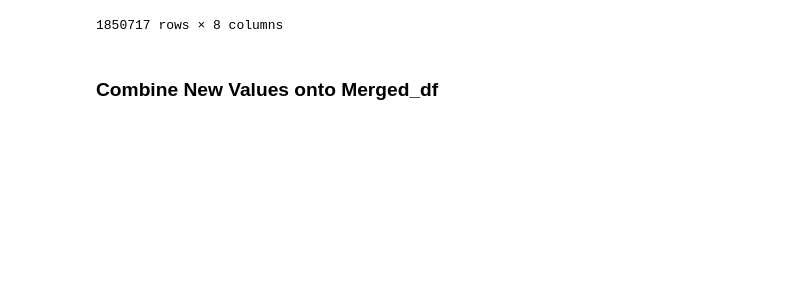
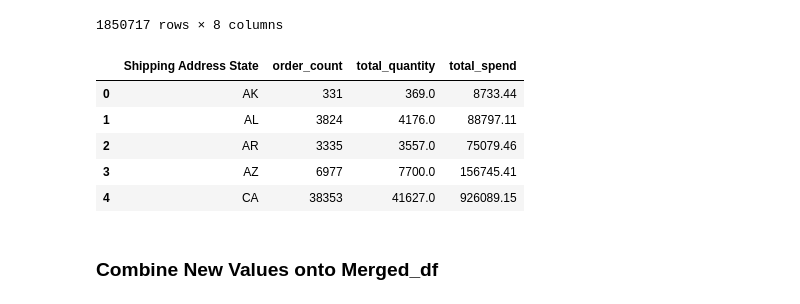
Before and after one commit to Haleymussary00/Module-B-semester-2, a Jupyter notebook: Week12.ipynb, the cells around one changed output. Cells and saved outputs as stored; diff of their text form; code cells hidden in the pictures; blank space fills up the shorter version.

```diff
--- a/Week12.ipynb
+++ b/Week12.ipynb
@@ -227,6 +227,36 @@ purchase_data
 | 1850715 | 2021-12-01 | 6.99 | 4.0 | MA | Tanner's Tasty Paste Vanilla Blin... | B015ZRTHVA | ... |
 | 1850716 | 2022-09-19 | 19.99 | 1.0 | NaN | Wild Mystic Oracle Card Deck: A 5... | 1441337652 | ... |
 1850717 rows × 8 columns
+# %%
+purchase_data_clean = purchase_data.copy()
+
+purchase_data_clean["Order Date"] = pd.to_datetime(
+    purchase_data_clean["Order Date"],
+    errors="coerce"
+)
+purchase_data_filtered = purchase_data_clean[
+    purchase_data_clean["Order Date"].dt.year == 2020
+]
+purchase_filtered = (
+    purchase_data_filtered
+    .groupby("Shipping Address State", as_index=False)
+    .agg(
+        order_count=("Order Date", "count"),
+        total_quantity=("Quantity", "sum"),
+        total_spend=(
+            "Purchase Price Per Unit",
+            lambda x: (x * purchase_data_filtered.loc[x.index, "Quantity"]).sum()
+        )
+    )
+)
+purchase_filtered.head(5)
+# %% [output]
+|  | Shipping Address State | order_count | total_quantity | total_spend |
+| 0 | AK | 331 | 369.0 | 8733.44 |
+| 1 | AL | 3824 | 4176.0 | 88797.11 |
+| 2 | AR | 3335 | 3557.0 | 75079.46 |
+| 3 | AZ | 6977 | 7700.0 | 156745.41 |
+| 4 | CA | 38353 | 41627.0 | 926089.15 |
 # %% [markdown]
 ### Combine New Values onto Merged_df
 # %%
```
Also changed, not shown: parts of 16 cells of this notebook.
